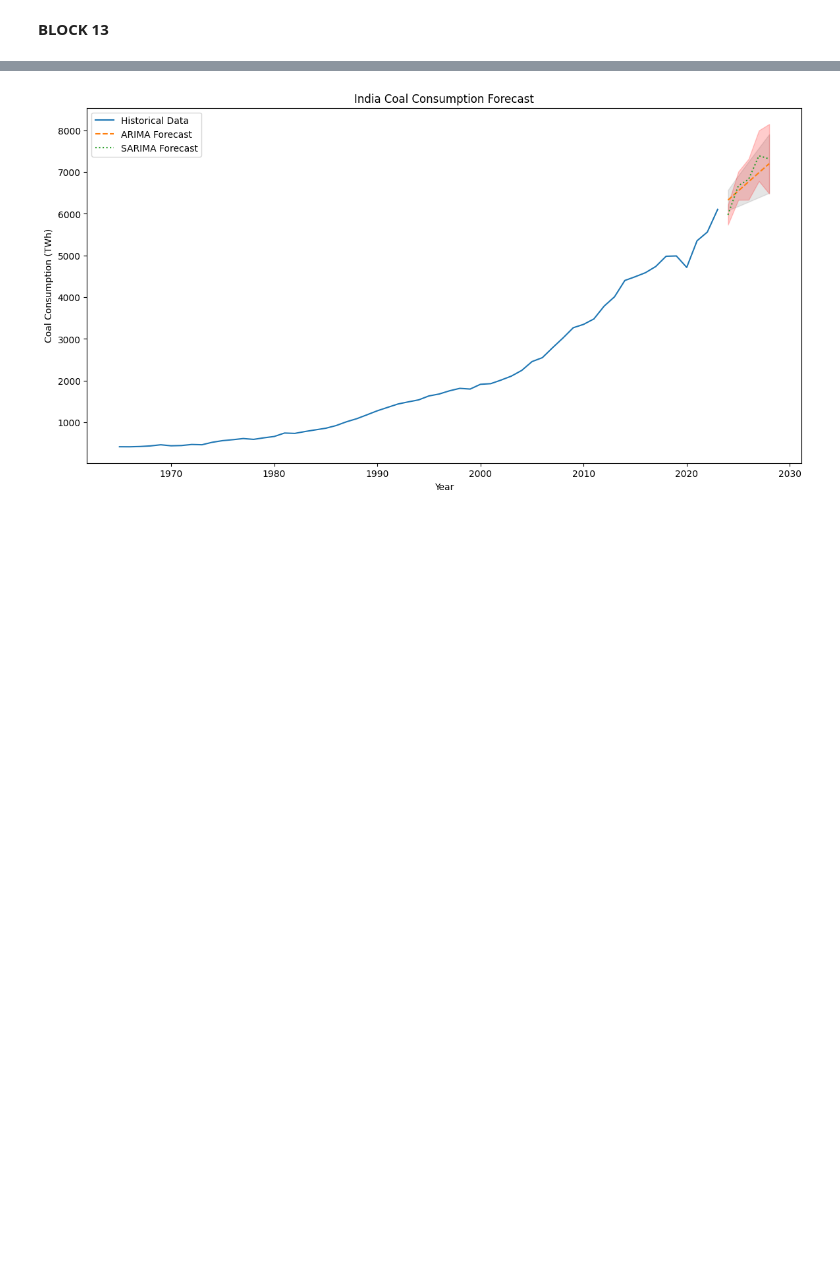
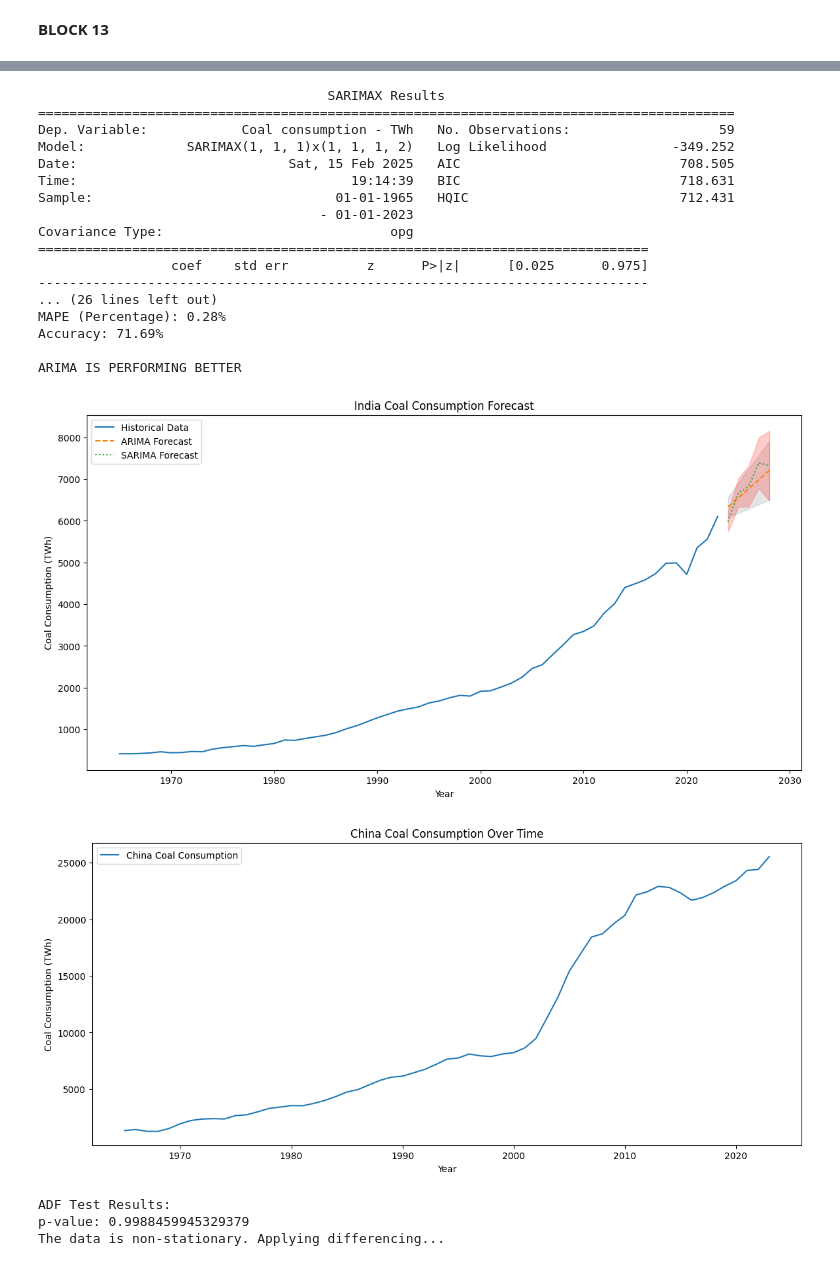
Before and after one commit to karthik1130/Mini-Project, a Jupyter notebook: Codes/ARIMA & SARIMA FORECASTING.ipynb, the cells around one changed output, grey strips where cells are left out. Cells and saved outputs as stored; diff of their text form; code cells hidden in the pictures; blank space fills up the shorter version.

Commit message:
update ARIMA & SARIMA FORECASTING

```diff
--- a/Codes/ARIMA & SARIMA FORECASTING.ipynb
+++ b/Codes/ARIMA & SARIMA FORECASTING.ipynb
@@ -620,16 +617,32 @@ def analyze_entity(entity):
     rmse_sarima_percentage = (rmse_sarima / total_actual_sum) * 100
     mape_sarima_percentage = mape_sarima / 100
 
+    # Accuracy Calculation
+    accuracy_arima = 100 - mape_arima
+    accuracy_sarima = 100 - mape_sarima
+
     # Print performance metrics
-    print("\nPerformance Metrics for ARIMA:")
+    print("\nLOWER IS BETTER:\n")
+    print("Performance Metrics for ARIMA:")
     print(f"MAE (Percentage): {mae_arima_percentage:.2f}%")
     print(f"RMSE (Percentage): {rmse_arima_percentage:.2f}%")
     print(f"MAPE (Percentage): {mape_arima_percentage:.2f}%")
+    print(f"Accuracy: {accuracy_arima:.2f}%")
+
 
     print("\nPerformance Metrics for SARIMA:")
     print(f"MAE (Percentage): {mae_sarima_percentage:.2f}%")
     print(f"RMSE (Percentage): {rmse_sarima_percentage:.2f}%")
     print(f"MAPE (Percentage): {mape_sarima_percentage:.2f}%")
+    print(f"Accuracy: {accuracy_sarima:.2f}%")
+
+    # Printing which Model is Performing better
+    if accuracy_arima == accuracy_sarima:
+        print("\nBOTH ARE PERFORMING EQUALLY")
+    elif accuracy_arima > accuracy_sarima:
+        print("\nARIMA IS PERFORMING BETTER")
+    else:
+        print("\nSARIMA IS PERFORMING BETTER")
 
     # Generate future years for plotting
     future_years = pd.date_range(
@@ -654,6 +667,8 @@ def analyze_entity(entity):
 # Example usage: Analyze data for India
 entity = "India"
 analyze_entity(entity)
+entity2 = "China"
+analyze_entity(entity2)
 # %% [output]
    Entity  Year  Coal consumption - TWh
 0  Africa  1965               323.49615
@@ -685 +700,22 @@ MAPE (Percentage): 0.28%
+                                     SARIMAX Results
+=========================================================================================
+Dep. Variable:            Coal consumption - TWh   No. Observations:                   59
+Model:             SARIMAX(1, 1, 1)x(1, 1, 1, 2)   Log Likelihood                -349.252
+Date:                           Sat, 15 Feb 2025   AIC                            708.505
+Time:                                   19:14:39   BIC                            718.631
+Sample:                               01-01-1965   HQIC                           712.431
+                                    - 01-01-2023
+Covariance Type:                             opg
+==============================================================================
+                 coef    std err          z      P>|z|      [0.025      0.975]
+------------------------------------------------------------------------------
+... (26 lines left out)
+MAPE (Percentage): 0.28%
+Accuracy: 71.69%
+
+ARIMA IS PERFORMING BETTER
 [figure]
+[figure, added]
+ADF Test Results:
+p-value: 0.9988459945329379
+The data is non-stationary. Applying differencing...
```
Also changed, not shown: parts of 3 cells of this notebook.
